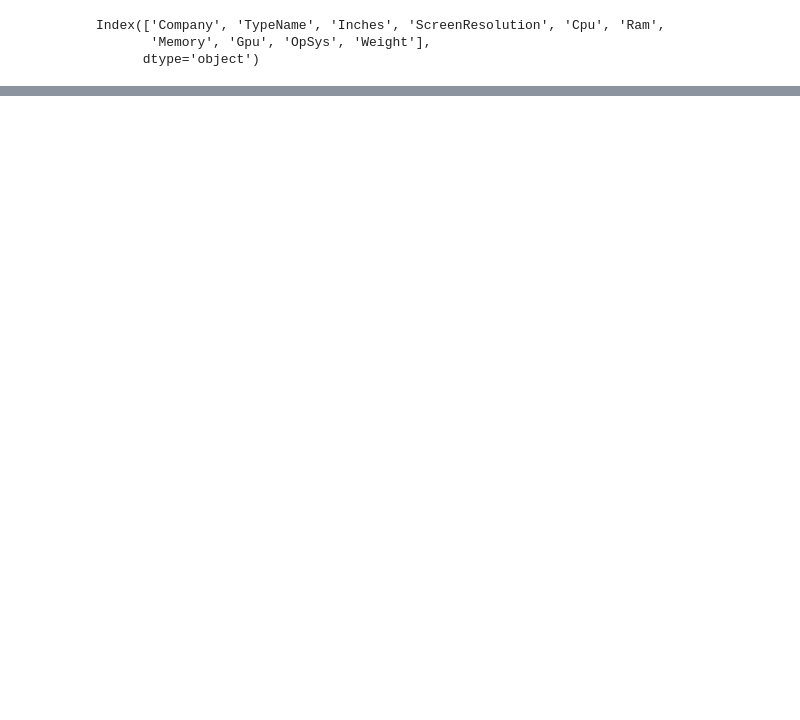
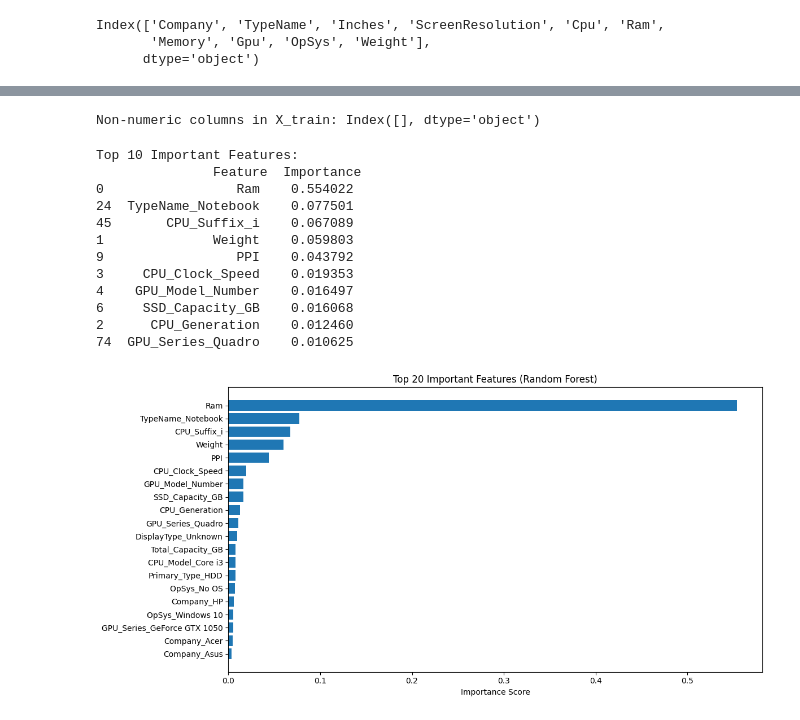
Before and after one commit to Nab-magna/Laptop-Price-Predictor, a Jupyter notebook: notebooks/Laptop_Prediction.ipynb, the cells around one changed output, grey strips where cells are left out. Saved outputs shown, nothing was run; the diff lists cells and outputs as text; code cells hidden in the pictures; blank space fills up the shorter version.

```diff
--- a/notebooks/Laptop_Prediction.ipynb
+++ b/notebooks/Laptop_Prediction.ipynb
@@ -117,0 +816,18 @@ df["Price"]=np.log(df["Price"])
+# %%
+# One-hot encode all categorical columns at once
+categorical_cols = [
+    "CPU_Brand", "CPU_Suffix", "CPU_Model",
+    "GPU_Brand", "GPU_Series", "Primary_Type","DisplayType"
+]
+
+X_train = pd.get_dummies(X_train, columns=categorical_cols)
+X_test = pd.get_dummies(X_test, columns=categorical_cols)
+
+# Align test set to train set (add missing columns with 0s)
+X_test = X_test.reindex(columns=X_train.columns, fill_value=0)
+X_train, X_test = X_train.align(X_test, join='left', axis=1, fill_value=0)
+
+# Optionally check mismatches (should be none after reindex)
+for col in X_train.columns:
+    if col not in X_test.columns:
+        print(f"{col} is not present in test set")  # This should not print anything now
@@ -117,0 +897,48 @@ df["Price"]=np.log(df["Price"])
+# %%
+non_numeric_cols = X_train.select_dtypes(include=['object']).columns
+print("Non-numeric columns in X_train:", non_numeric_cols)
+# %% [output]
+Non-numeric columns in X_train: Index([], dtype='object')
+# %%
+import pandas as pd
+import matplotlib.pyplot as plt
+from sklearn.ensemble import RandomForestRegressor
+
+model = RandomForestRegressor(n_estimators=100, random_state=42)
+model.fit(X_train, y_train)
+
+# Compute and display feature importances
+feature_importances = pd.DataFrame({
+    'Feature': X_train.columns,
+    'Importance': model.feature_importances_
+}).sort_values(by='Importance', ascending=False)
+
+print("Top 10 Important Features:\n", feature_importances.head(10))
+
+# Plot feature importances
+plt.figure(figsize=(12, 6))
+plt.barh(feature_importances['Feature'].head(20), feature_importances['Importance'].head(20))
+plt.gca().invert_yaxis()
+plt.xlabel("Importance Score")
+plt.title("Top 20 Important Features (Random Forest)")
+plt.tight_layout()
+plt.show()
+
+# Step 7: (Optional) Drop low-importance features
+# important_features = feature_importances[feature_importances['Importance'] > 0.01]['Feature'].tolist()
+# X_train_reduced = X_train[important_features]
+# X_test_reduced = X_test[important_features]
+# %% [output]
+Top 10 Important Features:
+               Feature  Importance
+0                 Ram    0.554022
+24  TypeName_Notebook    0.077501
+45       CPU_Suffix_i    0.067089
+1              Weight    0.059803
+9                 PPI    0.043792
+3     CPU_Clock_Speed    0.019353
+4    GPU_Model_Number    0.016497
+6     SSD_Capacity_GB    0.016068
+2      CPU_Generation    0.012460
+74  GPU_Series_Quadro    0.010625
+[figure, added]
```
Also changed, not shown: parts of 43 cells of this notebook.
